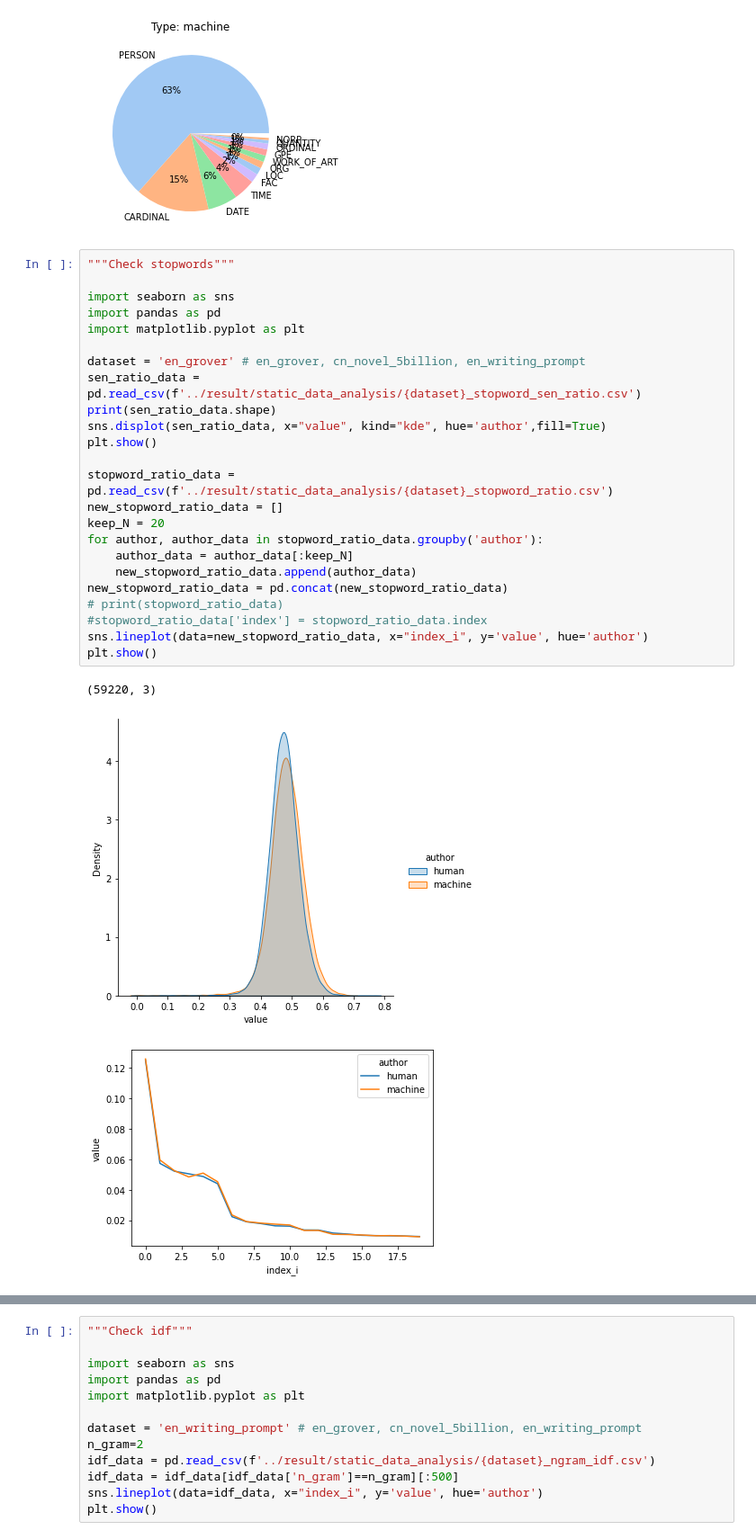
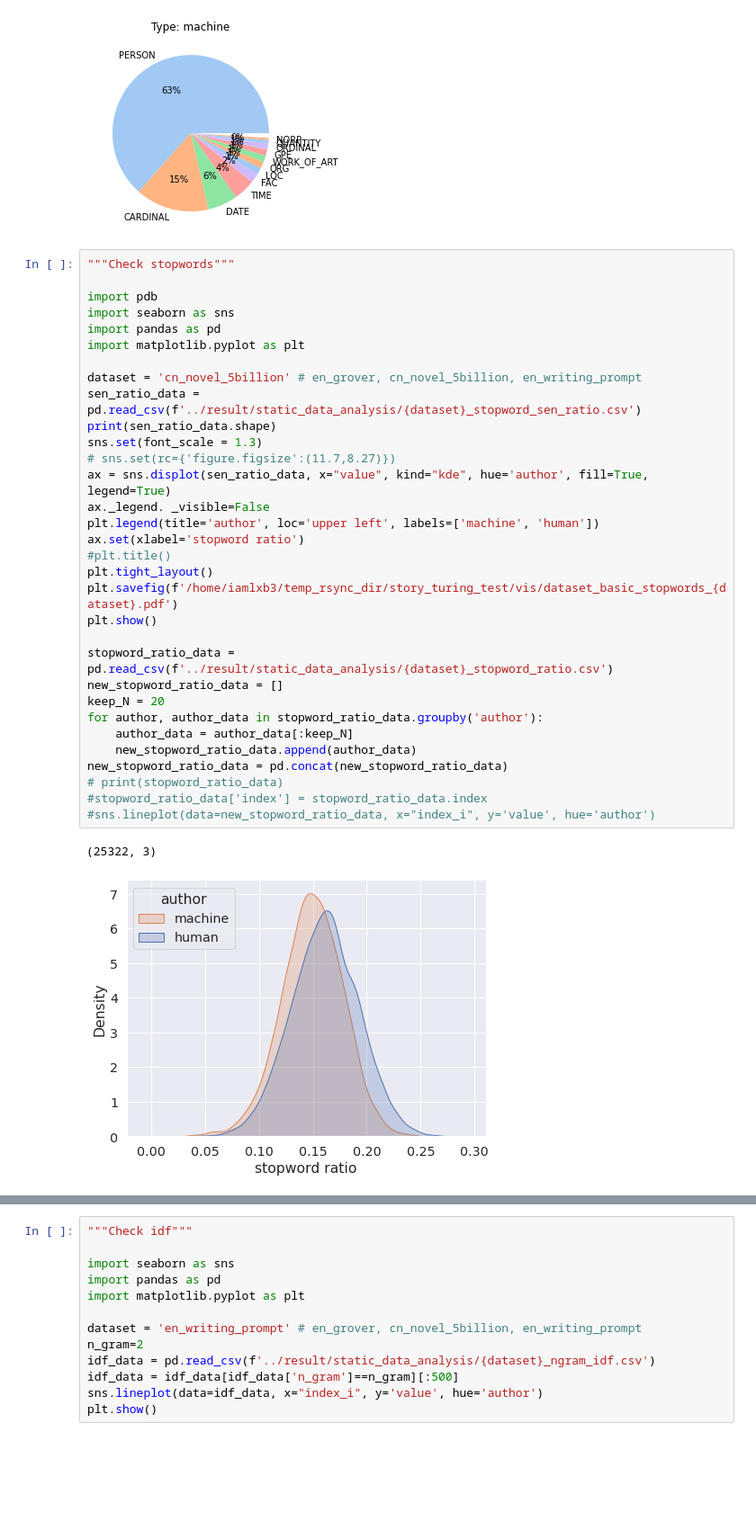
Before and after one commit to iamlxb3/UMAMGT, a Jupyter notebook: vis_backup/vis_dataset.ipynb, the cells around one changed output, grey strips where cells are left out. Shown at 90% size. Saved outputs shown, nothing was run; the diff lists cells and outputs as text; blank space fills up the shorter version.

```diff
--- a/vis_backup/vis_dataset.ipynb
+++ b/vis_backup/vis_dataset.ipynb
@@ -42,31 +42,38 @@ for author in ('human', 'machine'):
 # %%
 """Check stopwords"""
 
+import pdb
 import seaborn as sns
 import pandas as pd
 import matplotlib.pyplot as plt
 
-dataset = 'en_grover' # en_grover, cn_novel_5billion, en_writing_prompt
+dataset = 'cn_novel_5billion' # en_grover, cn_novel_5billion, en_writing_prompt
 sen_ratio_data = pd.read_csv(f'../result/static_data_analysis/{dataset}_stopword_sen_ratio.csv')
 print(sen_ratio_data.shape)
-sns.displot(sen_ratio_data, x="value", kind="kde", hue='author',fill=True)
+sns.set(font_scale = 1.3)
+# sns.set(rc={'figure.figsize':(11.7,8.27)})
+ax = sns.displot(sen_ratio_data, x="value", kind="kde", hue='author', fill=True, legend=True)
+ax._legend. _visible=False
+plt.legend(title='author', loc='upper left', labels=['machine', 'human'])
+ax.set(xlabel='stopword ratio')
+#plt.title()
+plt.tight_layout()
+plt.savefig(f'/home/iamlxb3/temp_rsync_dir/story_turing_test/vis/dataset_basic_stopwords_{dataset}.pdf')
 plt.show()
 
 stopword_ratio_data = pd.read_csv(f'../result/static_data_analysis/{dataset}_stopword_ratio.csv')
 new_stopword_ratio_data = []
 keep_N = 20
 for author, author_data in stopword_ratio_data.groupby('author'):
     author_data = author_data[:keep_N]
     new_stopword_ratio_data.append(author_data)
 new_stopword_ratio_data = pd.concat(new_stopword_ratio_data)
 # print(stopword_ratio_data)
 #stopword_ratio_data['index'] = stopword_ratio_data.index
-sns.lineplot(data=new_stopword_ratio_data, x="index_i", y='value', hue='author')
-plt.show()
+#sns.lineplot(data=new_stopword_ratio_data, x="index_i", y='value', hue='author')
 # %% [output]
-(59220, 3)
+(25322, 3)
-[figure, old version]
+[figure, new version]
-[figure, removed]
 # %%
 """Check concreteness"""
 
```
Also changed, not shown: parts of 1 cell of this notebook, 11 other files.
